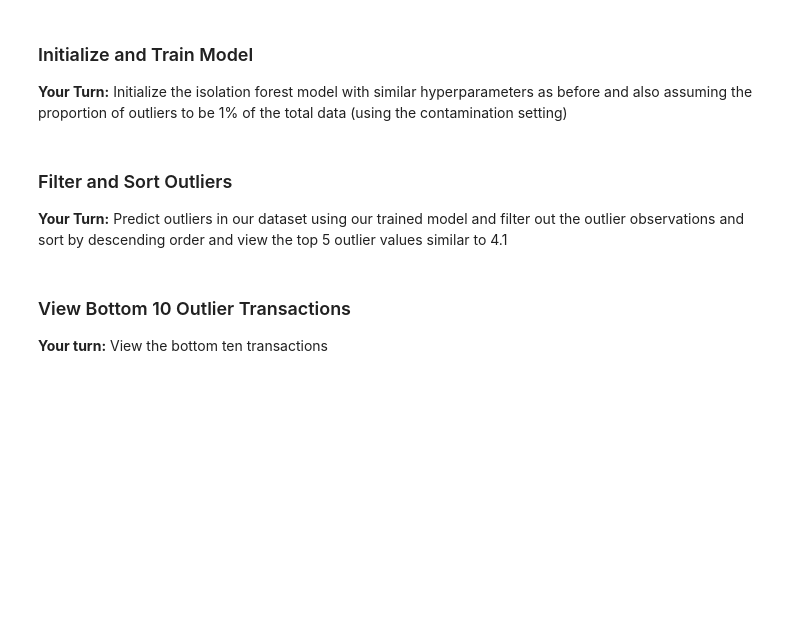
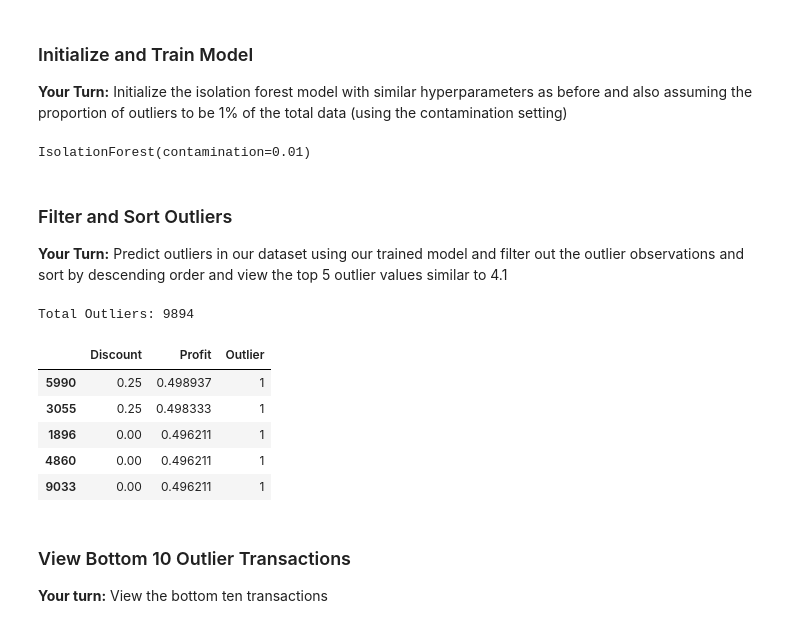
Before and after one commit to RafaelaMartelo/Anomaly-Detection-Mini-Project, a Jupyter notebook: Mini_Project_Anomaly_Detection.ipynb, the cells around one changed output. Drawn from its saved outputs; the diff is of its cells as text; code cells hidden in the pictures; blank space fills up the shorter version.

```diff
--- a/Mini_Project_Anomaly_Detection.ipynb
+++ b/Mini_Project_Anomaly_Detection.ipynb
@@ -635,3 +510,11 @@ if_model = #<FILL BLANKS HERE>
+# %%
+from pyod.models import iforest
+
+if_model = iforest.IsolationForest(n_estimators=100,
+                                contamination=0.01)
+if_model.fit(subset_df)
+# %% [output]
+IsolationForest(contamination=0.01)
 # %% [markdown]
 ### Filter and Sort Outliers
 
@@ -641,3 +522,21 @@ __Your Turn:__ Predict outliers in our dataset using our trained model and filte
+# %%
+if_outlier_predictions = if_model.predict(subset_df)
+
+if_outliers_df = subset_df.copy(deep=True)
+if_outliers_df['Outlier'] = if_outlier_predictions
+if_outliers_df = if_outliers_df[if_outliers_df['Outlier'] == 1]
+
+print('Total Outliers:', len(if_outliers_df))
+if_outliers_sorted = if_outliers_df.sort_values(by=['Profit', 'Discount'], ascending=False)
+if_outliers_sorted.head(5)
+# %% [output]
+Total Outliers: 9894
+|  | Discount | Profit | Outlier |
+| 5990 | 0.25 | 0.498937 | 1 |
+| 3055 | 0.25 | 0.498333 | 1 |
+| 1896 | 0.00 | 0.496211 | 1 |
+| 4860 | 0.00 | 0.496211 | 1 |
+| 9033 | 0.00 | 0.496211 | 1 |
 # %% [markdown]
 ### View Bottom 10 Outlier Transactions
 
```
Also changed, not shown: parts of 38 cells of this notebook.
